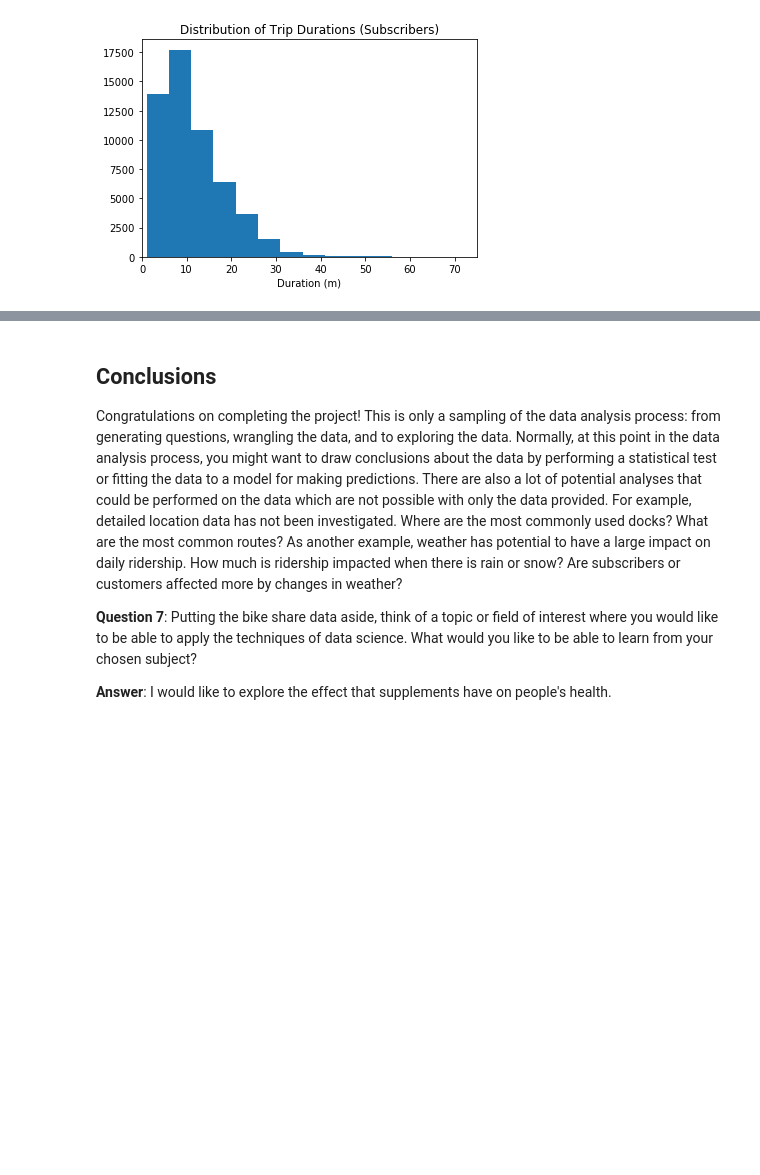
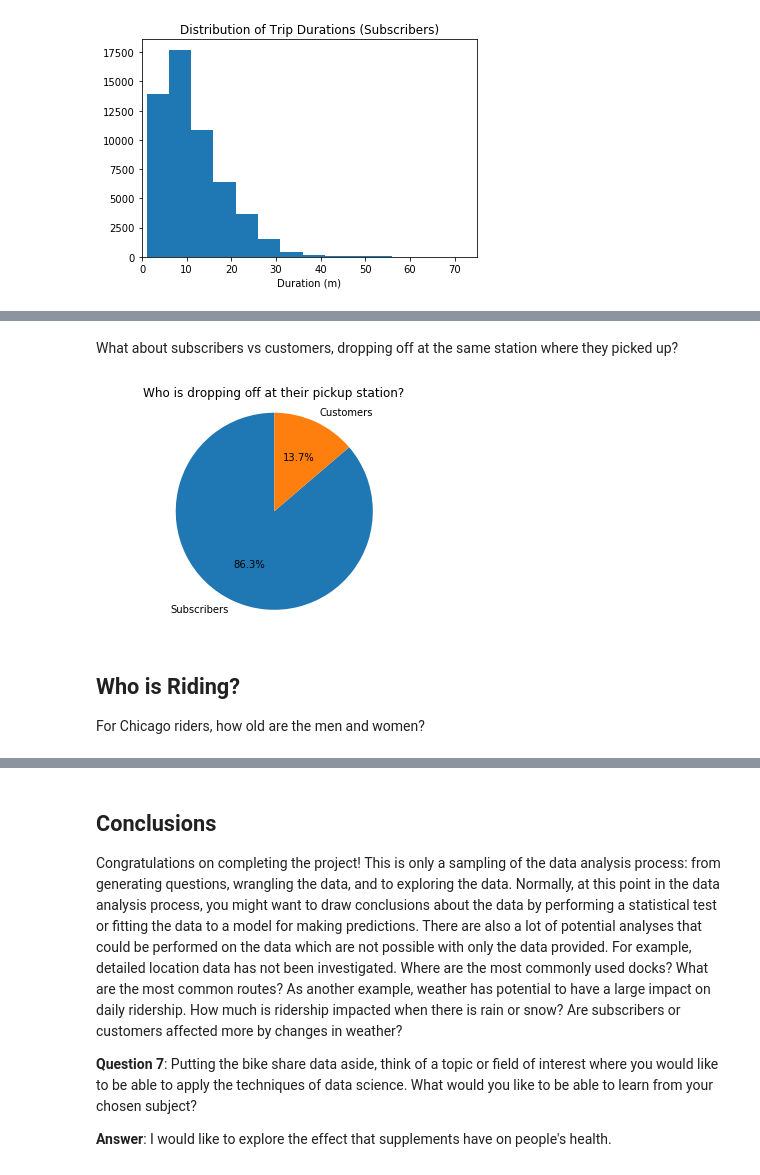
Before and after one commit to szimmers/udacity-dand-term1, a Jupyter notebook: bikeshare/Bike_Share_Analysis.ipynb, the cells around one changed output, grey strips where cells are left out. Drawn from its saved outputs; the diff is of its cells as text; code cells hidden in the pictures; blank space fills up the shorter version.

```diff
--- a/bikeshare/Bike_Share_Analysis.ipynb
+++ b/bikeshare/Bike_Share_Analysis.ipynb
@@ -638,0 +969,26 @@ If any of the questions you posed in your answer to question 1 align with the bu
+# %% [markdown]
+What about subscribers vs customers, dropping off at the same station where they picked up?
+# %%
+ratio_subscribers_only = get_ratio_same_station_dropoff(rides, False, False, 'Subscriber')
+ratio_customers_only = get_ratio_same_station_dropoff(rides, False, False, 'Customer')
+
+total = ratio_subscribers_only + ratio_customers_only
+
+subscriber_ratio_100 = ratio_subscribers_only / total
+customer_ratio_100 = ratio_customers_only / total
+
+labels = 'Subscribers', 'Customers'
+data = [subscriber_ratio_100, customer_ratio_100]
+
+_, ax1 = plt.subplots()
+ax1.pie(data, labels=labels, autopct='%1.1f%%', startangle=90)
+ax1.axis('equal')
+
+plt.title('Who is dropping off at their pickup station?')
+plt.show()
+# %% [output]
+[figure, added]
+# %% [markdown]
+## Who is Riding? ##
+
+For Chicago riders, how old are the men and women?
```
Also changed, not shown: parts of 14 cells of this notebook, 3 other files.
